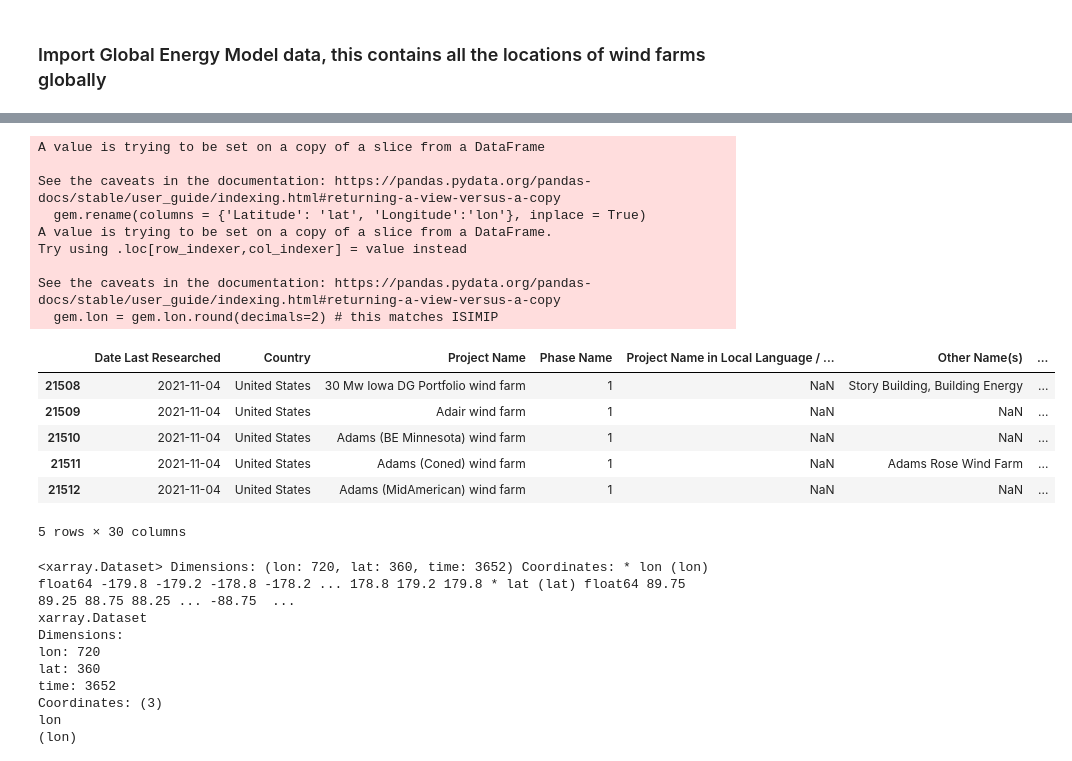
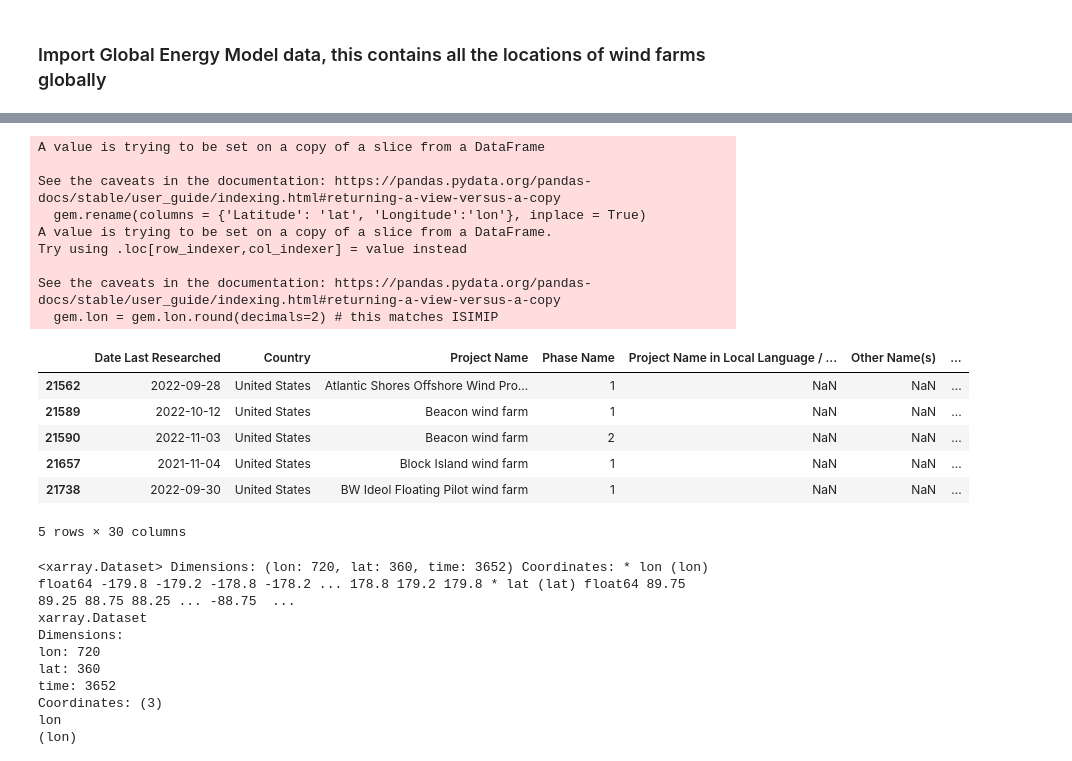
Before and after one commit to esma-cu/DATA_WIND_CF, a Jupyter notebook: Wind_netCDF.ipynb, the cells around one changed output, grey strips where cells are left out. Drawn from its saved outputs; the diff is of its cells as text; code cells hidden in the pictures.

```diff
--- a/Wind_netCDF.ipynb
+++ b/Wind_netCDF.ipynb
@@ -22,33 +32,33 @@ Wall time: 0 ns
 # %%
 gem_df = pd.read_excel('Global-Wind-Power-Tracker-May-2023.xlsx', sheet_name = 'Data')
 gem_df['Points'] = gem_df['Latitude'].astype(str)+','+gem_df['Longitude'].astype(str)
-gem = gem_df.loc[gem_df.Status=='operating'] # only include sites that are operating
+gem = gem_df.loc[gem_df['Status'].isin(['operating', 'pre-construction', 'announced', 'construction'])]
 gem.rename(columns = {'Latitude': 'lat', 'Longitude':'lon'}, inplace = True)
 gem.lon = gem.lon.round(decimals=2) # this matches ISIMIP
 # only include sites that that have an installation type of ''offshore hard mount' 'offshore mount unknown'  'offshore floating'
-#gem = gem.loc[gem['Installation Type'].isin(['offshore hard mount', 'offshore mount unknown', 'offshore floating'])] # offshore
-gem = gem.loc[gem['Installation Type'].isin(['onshore'])] # onshore
+gem = gem.loc[gem['Installation Type'].isin(['offshore hard mount', 'offshore mount unknown', 'offshore floating'])] # offshore
+#gem = gem.loc[gem['Installation Type'].isin(['onshore'])] # onshore
 #only keep United States
 gem = gem.loc[gem['Country'].isin(['United States'])] # United States
 gem.lat = gem.lat.round(decimals=2) # this matches ISIMIP
 gem.lon = gem.lon.round(decimals=2) # this matches ISIMIP
 gem.head()
 # %% [output]
 A value is trying to be set on a copy of a slice from a DataFrame
 
 See the caveats in the documentation: https://pandas.pydata.org/pandas-docs/stable/user_guide/indexing.html#returning-a-view-versus-a-copy
   gem.rename(columns = {'Latitude': 'lat', 'Longitude':'lon'}, inplace = True)
 A value is trying to be set on a copy of a slice from a DataFrame.
 Try using .loc[row_indexer,col_indexer] = value instead
 
 See the caveats in the documentation: https://pandas.pydata.org/pandas-docs/stable/user_guide/indexing.html#returning-a-view-versus-a-copy
   gem.lon = gem.lon.round(decimals=2) # this matches ISIMIP
 |  | Date Last Researched | Country | Project Name | Phase Name | Project Name in Local Language / ... | Other Name(s) | ... |
-| 21508 | 2021-11-04 | United States | 30 Mw Iowa DG Portfolio wind farm | 1 | NaN | Story Building, Building Energy | ... |
-| 21509 | 2021-11-04 | United States | Adair wind farm | 1 | NaN | NaN | ... |
-| 21510 | 2021-11-04 | United States | Adams (BE Minnesota) wind farm | 1 | NaN | NaN | ... |
-| 21511 | 2021-11-04 | United States | Adams (Coned) wind farm | 1 | NaN | Adams Rose Wind Farm | ... |
-| 21512 | 2021-11-04 | United States | Adams (MidAmerican) wind farm | 1 | NaN | NaN | ... |
+| 21562 | 2022-09-28 | United States | Atlantic Shores Offshore Wind Pro... | 1 | NaN | NaN | ... |
+| 21589 | 2022-10-12 | United States | Beacon wind farm | 1 | NaN | NaN | ... |
+| 21590 | 2022-11-03 | United States | Beacon wind farm | 2 | NaN | NaN | ... |
+| 21657 | 2021-11-04 | United States | Block Island wind farm | 1 | NaN | NaN | ... |
+| 21738 | 2022-09-30 | United States | BW Ideol Floating Pilot wind farm | 1 | NaN | NaN | ... |
 5 rows × 30 columns
 # %%
 ds = xr.open_mfdataset('gfdl-esm4_r1i1p1f1_w5e5_ssp126_sfcwind_global_daily_2091_2100.nc', parallel=True) # INPUT .NC FILE  NAME HERE
```
Also changed, not shown: parts of 13 cells of this notebook, 2 other files.
